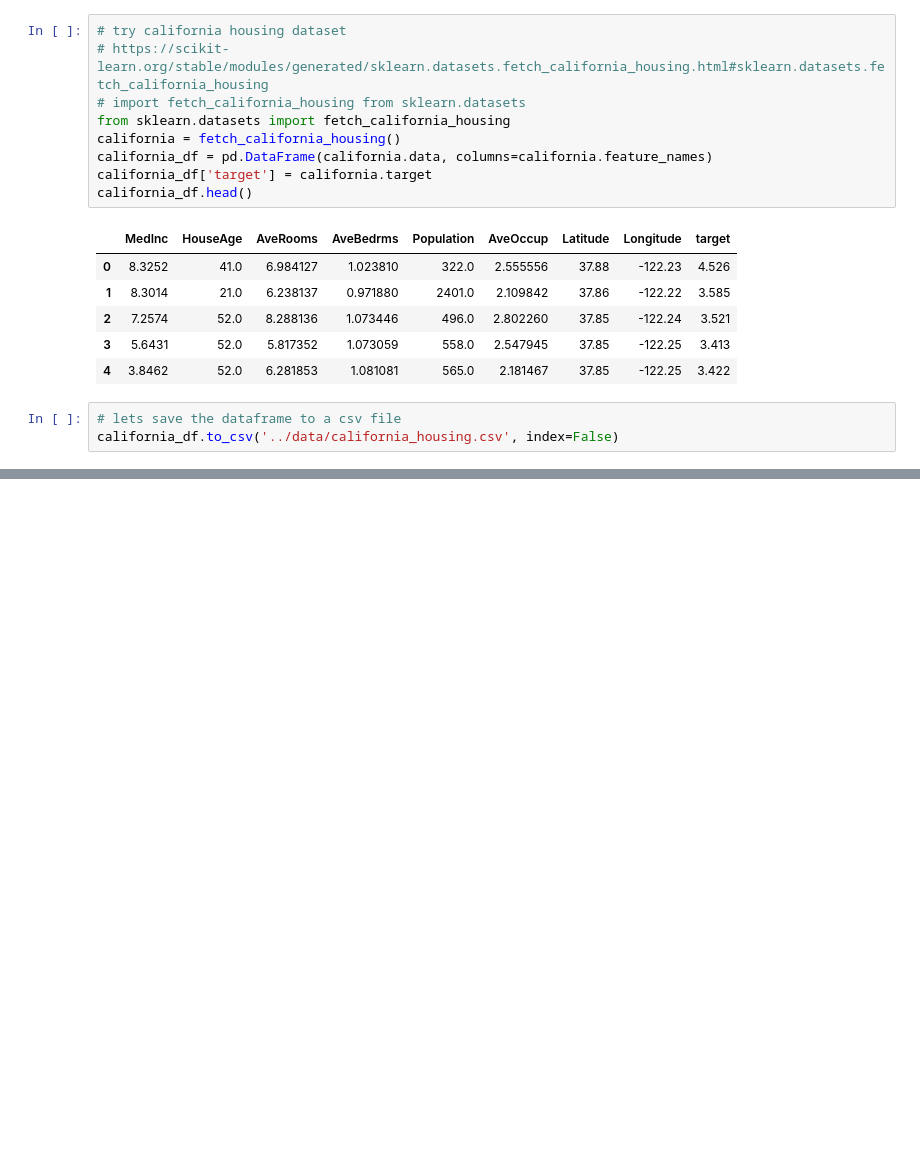
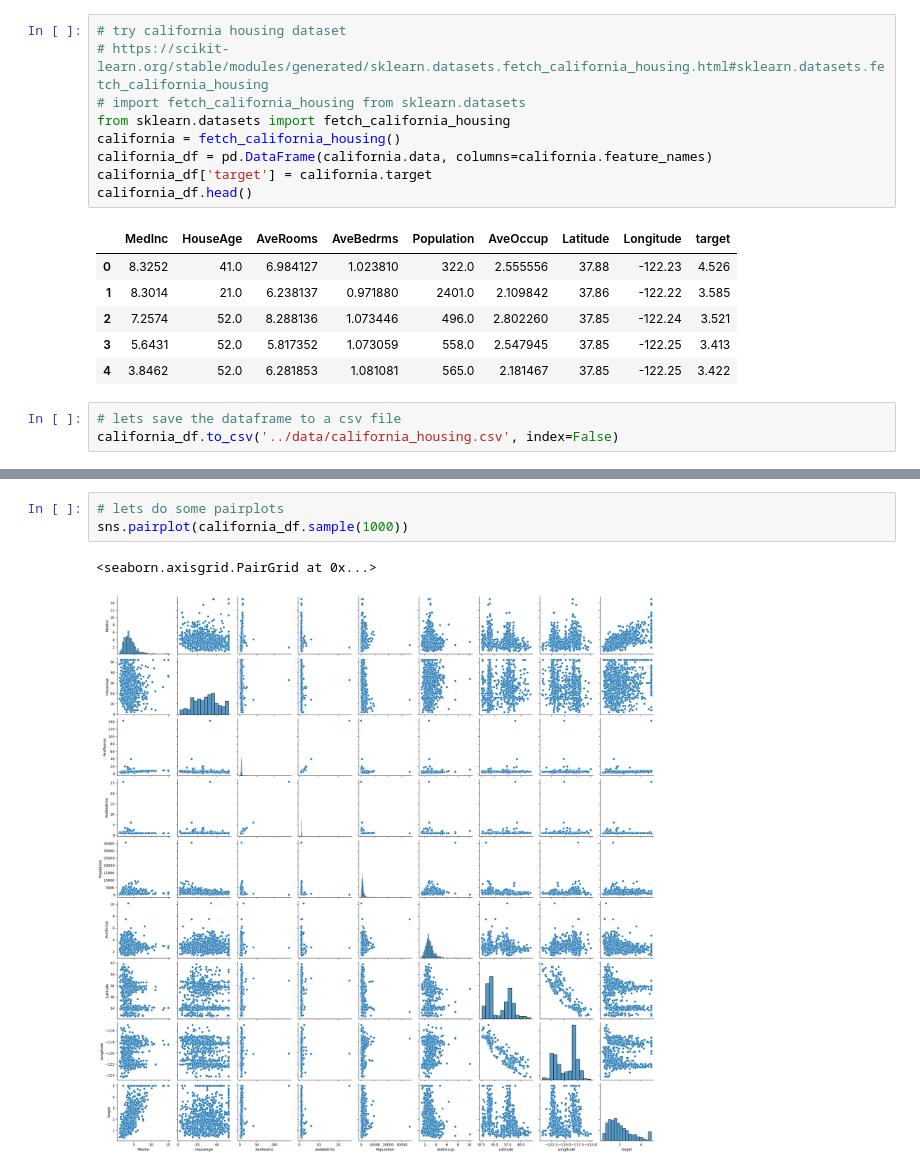
Before and after one commit to ValRCS/Python_SheGoesTech_22, a Jupyter notebook: Days_28_30_Machine_Learning/regression_diabetes.ipynb, the cells around one changed output, grey strips where cells are left out. Cells and saved outputs as stored; diff of their text form; blank space fills up the shorter version.

Commit message:
california housing

```diff
--- a/Days_28_30_Machine_Learning/regression_diabetes.ipynb
+++ b/Days_28_30_Machine_Learning/regression_diabetes.ipynb
@@ -480,0 +626,6 @@ california_df.to_csv('../data/california_housing.csv', index=False)
+# %%
+# lets do some pairplots
+sns.pairplot(california_df.sample(1000))
+# %% [output]
+<seaborn.axisgrid.PairGrid at 0x...>
+[figure, added]
```
Also changed, not shown: parts of 31 cells of this notebook, 1 other file.
